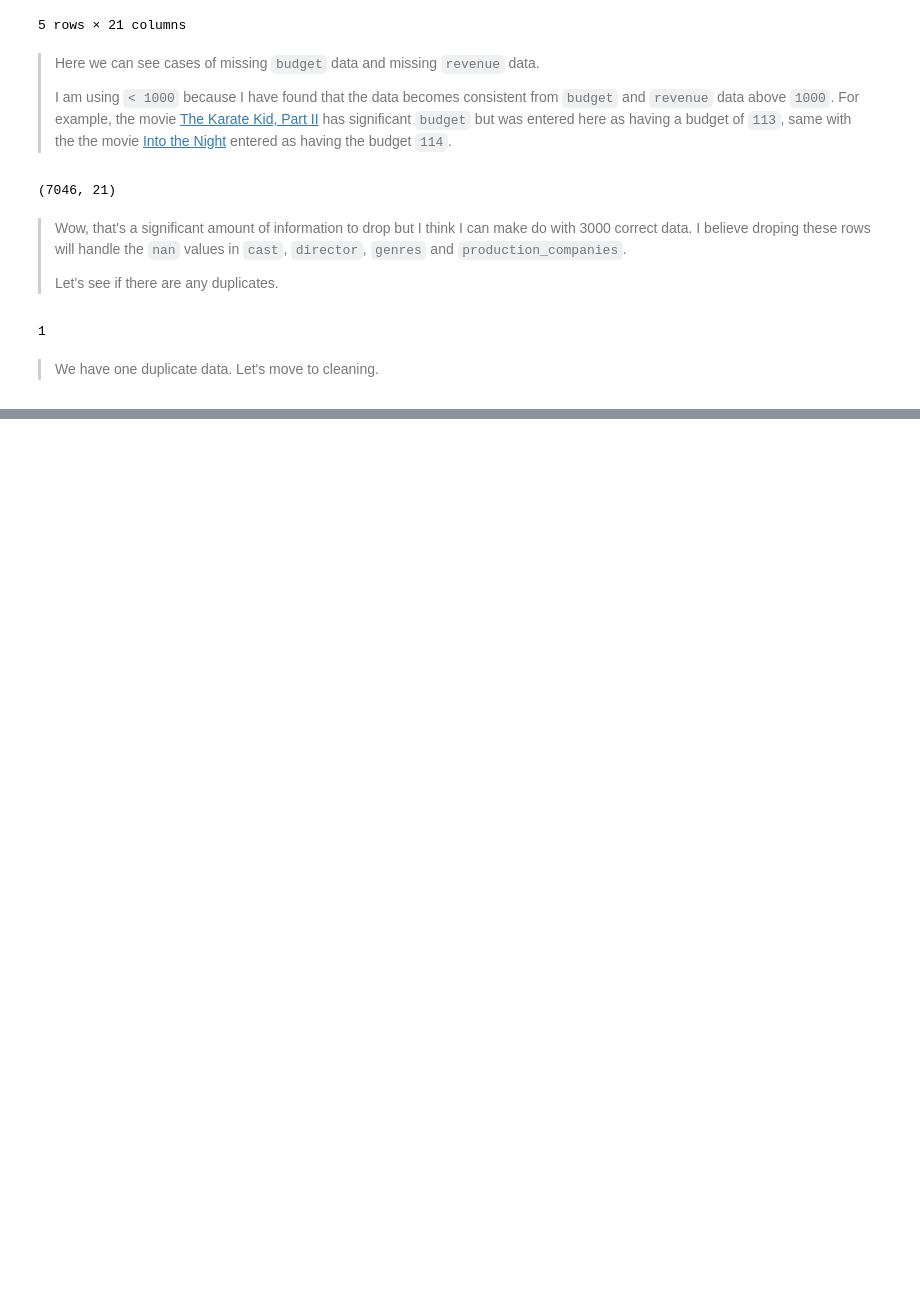
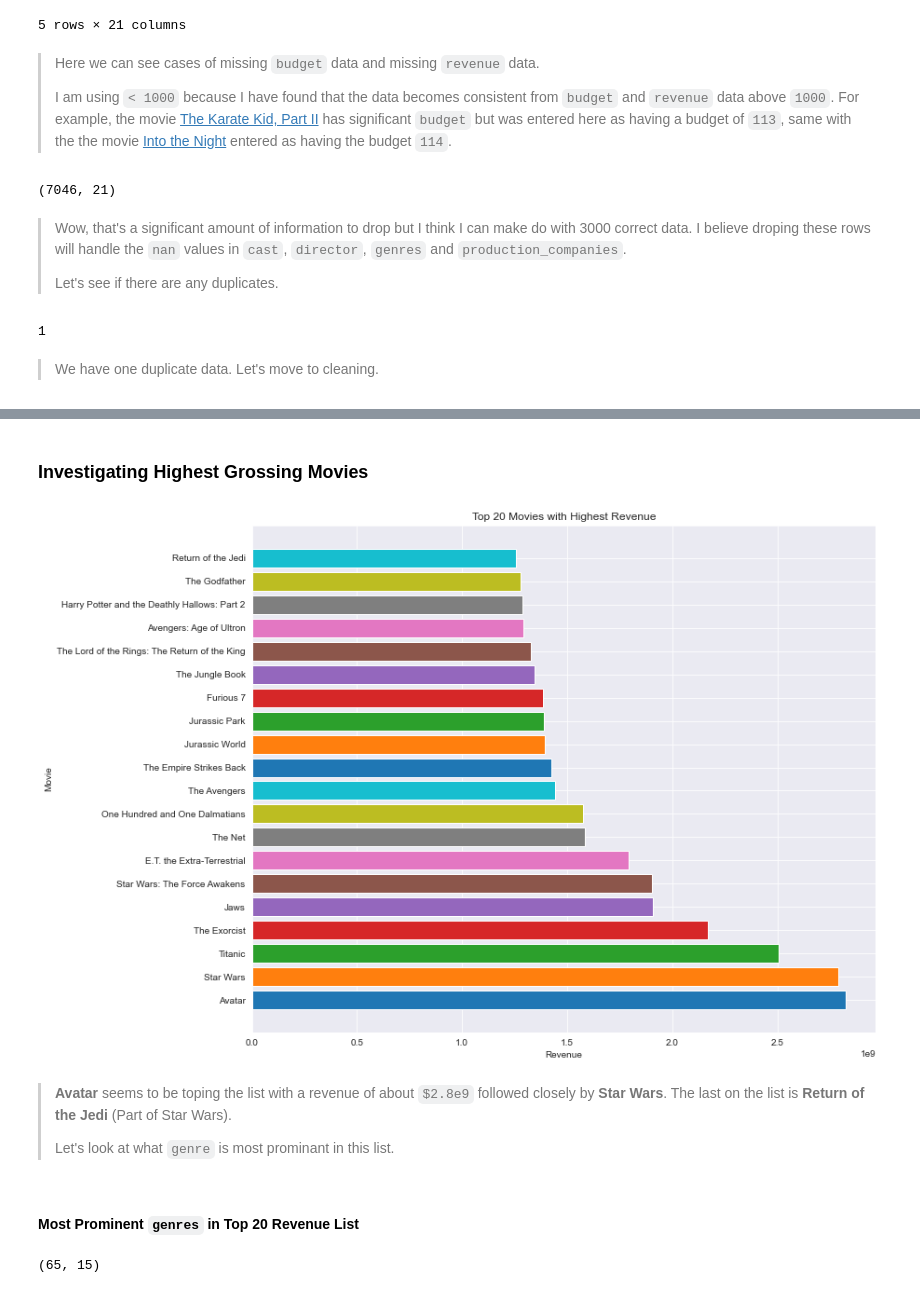
Before and after one commit to mathias-mike/Analyzing-Data, a Jupyter notebook: TMDB Movie Data Analysis/tmdb-movie.ipynb, the cells around one changed output, grey strips where cells are left out. Drawn from its saved outputs; the diff is of its cells as text; code cells hidden in the pictures; blank space fills up the shorter version.

Commit message:
Finalize on investigating a dataset

```diff
--- a/TMDB Movie Data Analysis/tmdb-movie.ipynb
+++ b/TMDB Movie Data Analysis/tmdb-movie.ipynb
@@ -502,3 +258,0 @@ df.head(10)
-# %%
-df['decile'] = pd.qcut(df.release_year, 10)
-df.head()
@@ -512,0 +259,24 @@ df.head()
+# %% [markdown]
+<a class="anchor" id="eda_01"></a>
+### Investigating Highest Grossing Movies
+# %%
+highest_r20 = df.sort_values('revenue', ascending=False).head(20)
+plt.figure(figsize=(12, 10))
+plt.barh(highest_r20.title, highest_r20.revenue, color=std_colors)
+plt.title('Top 20 Movies with Highest Revenue')
+plt.xlabel('Revenue')
+plt.ylabel('Movie');
+# %% [output]
+[figure, added]
+# %% [markdown]
+> **Avatar** seems to be toping the list with a revenue of about `$2.8e9` followed closely by **Star Wars**. The last on the list is **Return of the Jedi** (Part of Star Wars).
+>
+> Let's look at what `genre` is most prominant in this list.
+# %% [markdown]
+#### Most Prominent `genres` in Top 20 Revenue List
+# %%
+# First let's expand the genres column of the highest_r20 list
+highest_r20_gexp = split_column(highest_r20, 'genres', '|') # gexp -> genres expanded
+highest_r20_gexp.shape
+# %% [output]
+(65, 15)
```
Also changed, not shown: parts of 130 cells of this notebook, 2 other files.
